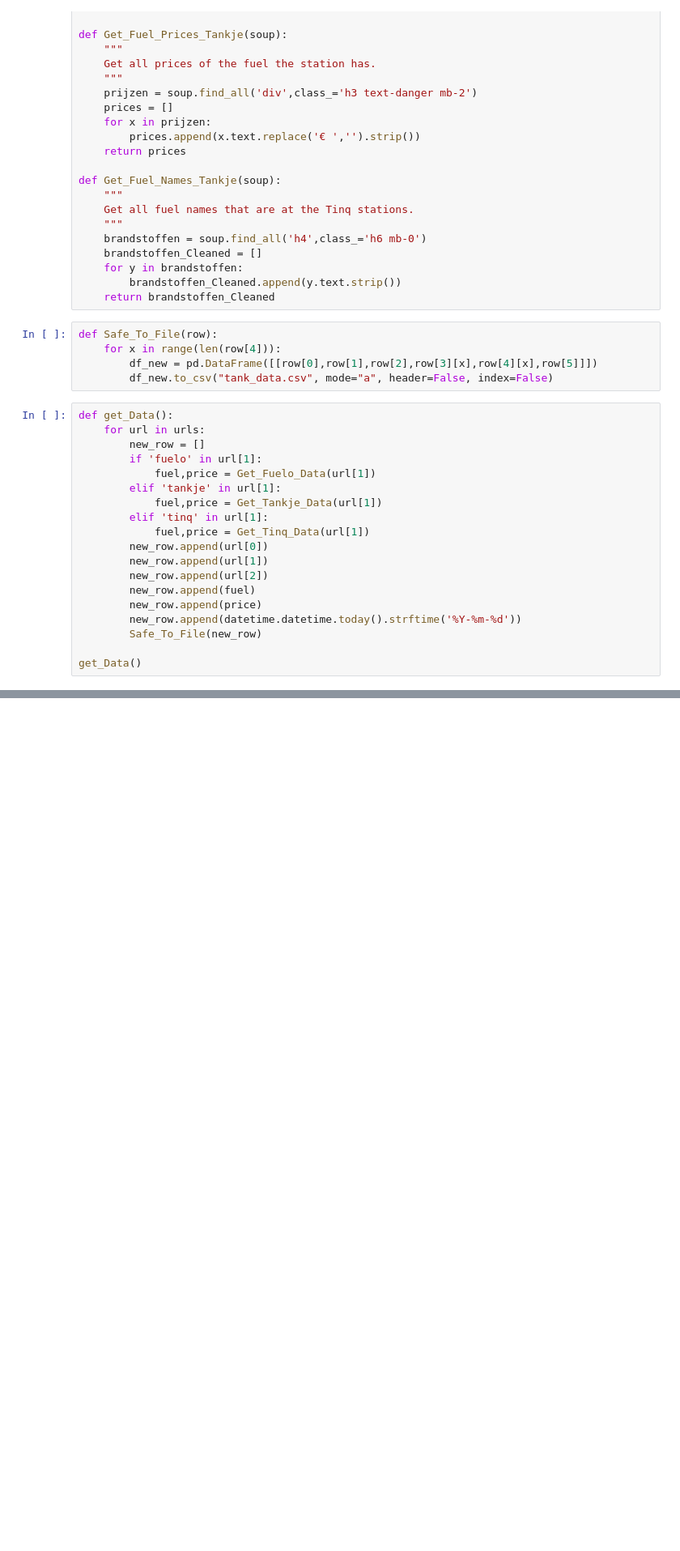
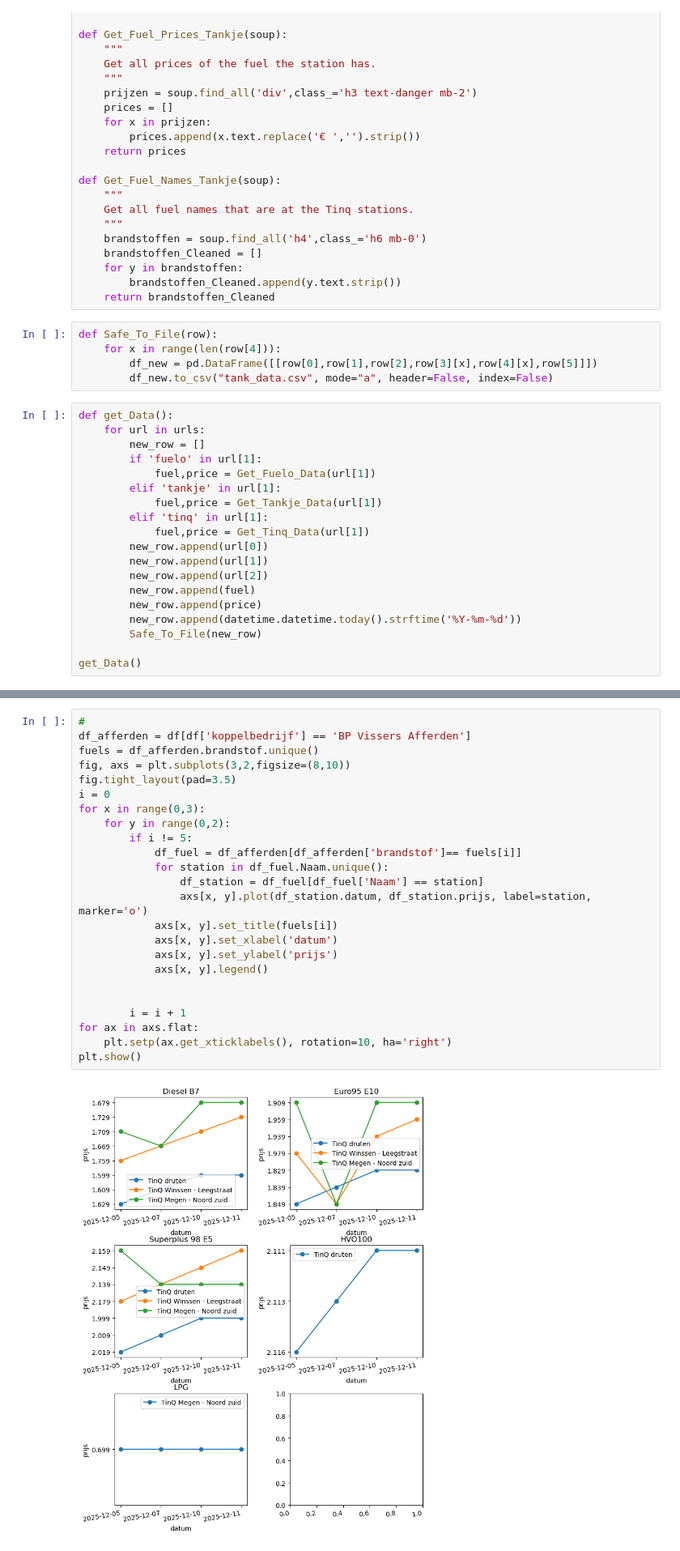
Before and after one commit to Renzo128/VissersEnergy, a Jupyter notebook: main.ipynb, the cells around one changed output, grey strips where cells are left out. Shown at 81% size. Drawn from its saved outputs; the diff is of its cells as text; blank space fills up the shorter version.

```diff
--- a/main.ipynb
+++ b/main.ipynb
@@ -177,0 +248,26 @@ df
+# %%
+#
+df_afferden = df[df['koppelbedrijf'] == 'BP Vissers Afferden']
+fuels = df_afferden.brandstof.unique()
+fig, axs = plt.subplots(3,2,figsize=(8,10))
+fig.tight_layout(pad=3.5)
+i = 0
+for x in range(0,3):
+    for y in range(0,2):
+        if i != 5:
+            df_fuel = df_afferden[df_afferden['brandstof']== fuels[i]]
+            for station in df_fuel.Naam.unique():
+                df_station = df_fuel[df_fuel['Naam'] == station]
+                axs[x, y].plot(df_station.datum, df_station.prijs, label=station, marker='o')
+            axs[x, y].set_title(fuels[i])
+            axs[x, y].set_xlabel('datum')
+            axs[x, y].set_ylabel('prijs')
+            axs[x, y].legend()
+
+
+        i = i + 1
+for ax in axs.flat:
+    plt.setp(ax.get_xticklabels(), rotation=10, ha='right')
+plt.show()
+# %% [output]
+[figure, added]
```
Also changed, not shown: parts of 13 cells of this notebook, 1 other file.
